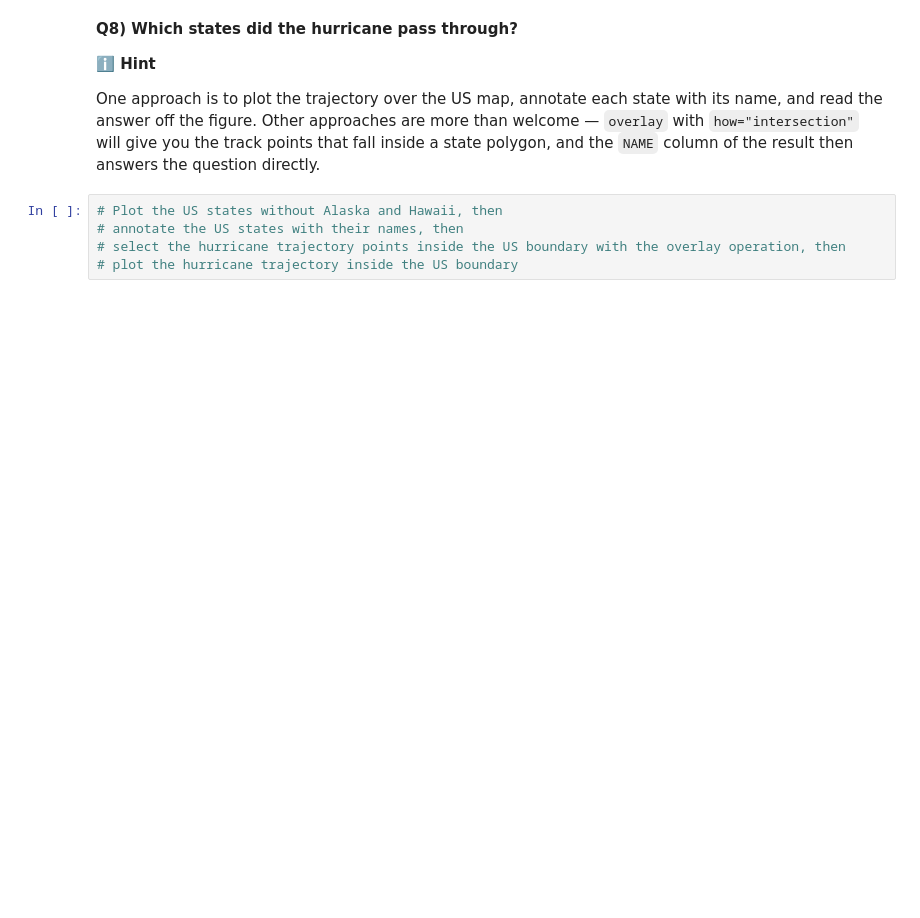
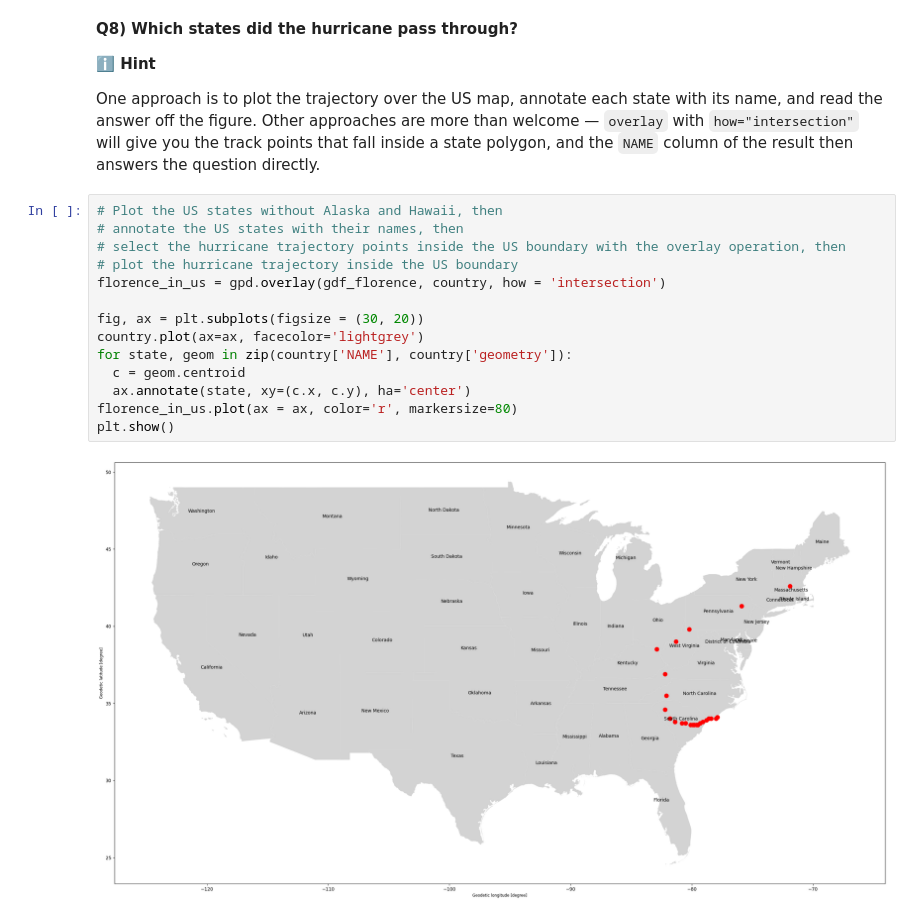
Before and after one commit to NilsChabloz/2026_Intro_Python, a Jupyter notebook: live/part-I/1.6-geospatial-vector-data-environmental-exercises.ipynb, the cells around one changed output. Saved outputs shown, nothing was run; the diff lists cells and outputs as text; blank space fills up the shorter version.

```diff
--- a/live/part-I/1.6-geospatial-vector-data-environmental-exercises.ipynb
+++ b/live/part-I/1.6-geospatial-vector-data-environmental-exercises.ipynb
@@ -134,5 +187,16 @@ read the answer off the figure. Other approaches are more than welcome — `over
 # %%
 # Plot the US states without Alaska and Hawaii, then
 # annotate the US states with their names, then
 # select the hurricane trajectory points inside the US boundary with the overlay operation, then
 # plot the hurricane trajectory inside the US boundary
+florence_in_us = gpd.overlay(gdf_florence, country, how = 'intersection')
+
+fig, ax = plt.subplots(figsize = (30, 20))
+country.plot(ax=ax, facecolor='lightgrey')
+for state, geom in zip(country['NAME'], country['geometry']):
+  c = geom.centroid
+  ax.annotate(state, xy=(c.x, c.y), ha='center')
+florence_in_us.plot(ax = ax, color='r', markersize=80)
+plt.show()
+# %% [output]
+[figure, added]
```
Also changed, not shown: parts of 10 cells of this notebook.
